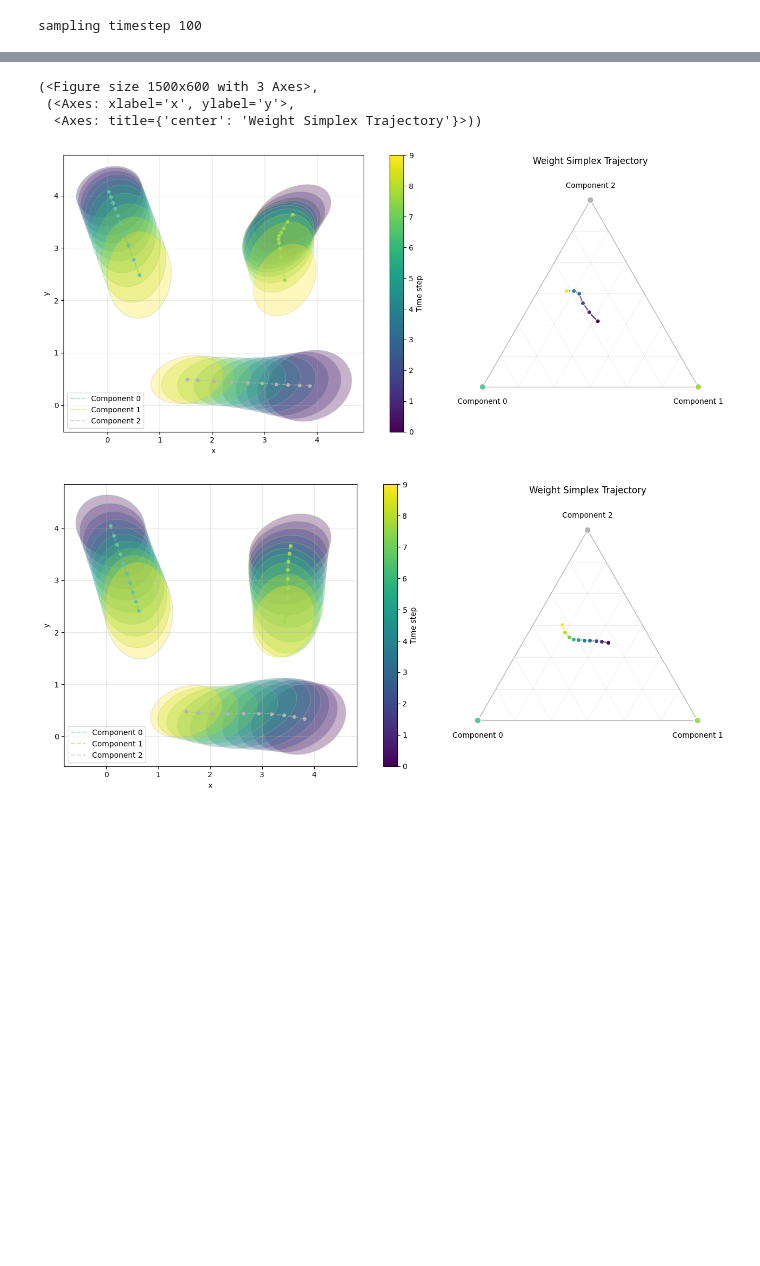
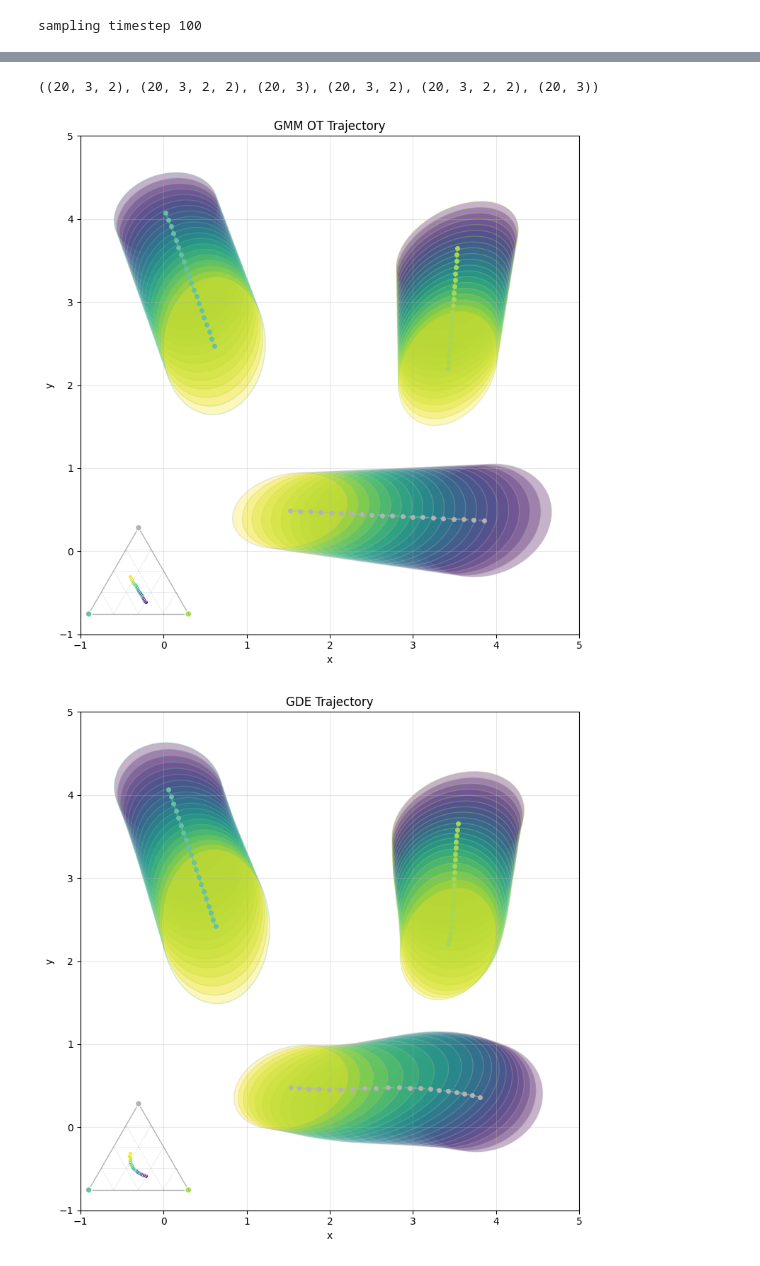
Before and after one commit to njwfish/DistributionEmbeddings, a Jupyter notebook: notebooks/gmm_ot.ipynb, the cells around one changed output, grey strips where cells are left out. Drawn from its saved outputs; the diff is of its cells as text; code cells hidden in the pictures; blank space fills up the shorter version.

```diff
--- a/notebooks/gmm_ot.ipynb
+++ b/notebooks/gmm_ot.ipynb
@@ -239,11 +253,20 @@ Fit GMM for mixture 9
-# %%
-from utils.gmm_utils import plot_gmm_trajectory
-
-plot_gmm_trajectory(ot_means_, ot_covs_, ot_weights_)
-plot_gmm_trajectory(resample_means, resample_covs, resample_weights)
-# %% [output]
-(<Figure size 1500x600 with 3 Axes>,
- (<Axes: xlabel='x', ylabel='y'>,
-  <Axes: title={'center': 'Weight Simplex Trajectory'}>))
-[figure, removed]
-[figure, removed]
+# %%
+import numpy as np
+# load from numerical results
+ot_means, ot_covs, ot_weights = np.load('../numerical_results/gmm_ot.npz')['ot_means'], np.load('../numerical_results/gmm_ot.npz')['ot_covs'], np.load('../numerical_results/gmm_ot.npz')['ot_weights']
+resample_means, resample_covs, resample_weights = np.load('../numerical_results/gmm_ot.npz')['resample_means'], np.load('../numerical_results/gmm_ot.npz')['resample_covs'], np.load('../numerical_results/gmm_ot.npz')['resample_weights']
+# %%
+ot_means.shape, ot_covs.shape, ot_weights.shape, resample_means.shape, resample_covs.shape, resample_weights.shape
+# %% [output]
+((20, 3, 2), (20, 3, 2, 2), (20, 3), (20, 3, 2), (20, 3, 2, 2), (20, 3))
+# %%
+import matplotlib.pyplot as plt
+from utils.gmm_utils import plot_gmm_trajectory
+fig = plot_gmm_trajectory(ot_means, ot_covs, ot_weights, title='GMM OT Trajectory')
+plt.savefig('../figs/gmm_ot.png')
+
+fig =  plot_gmm_trajectory(resample_means, resample_covs, resample_weights, title='GDE Trajectory')
+plt.savefig('../figs/gmm_gde.png')
+# %% [output]
+[figure, added]
+[figure, added]
```
Also changed, not shown: parts of 12 cells of this notebook, 4 other files.
